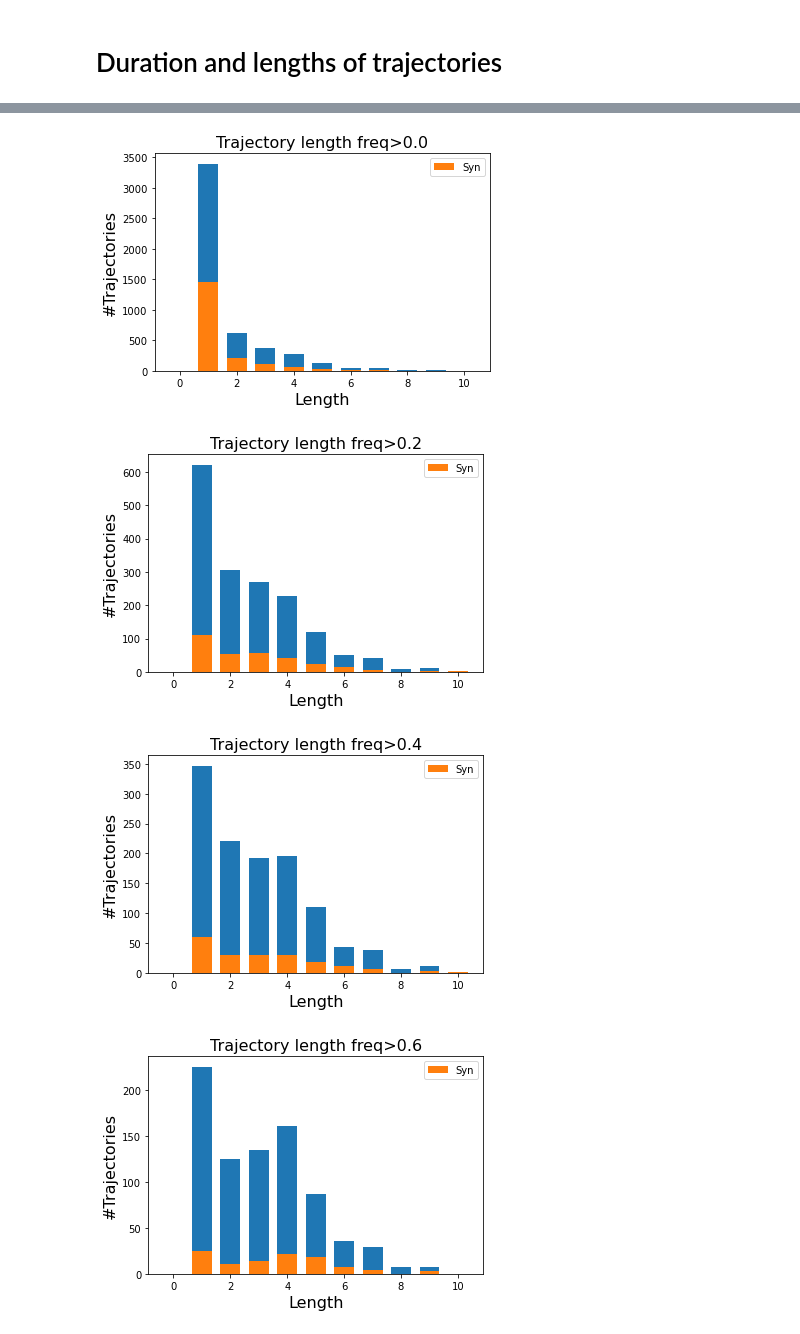
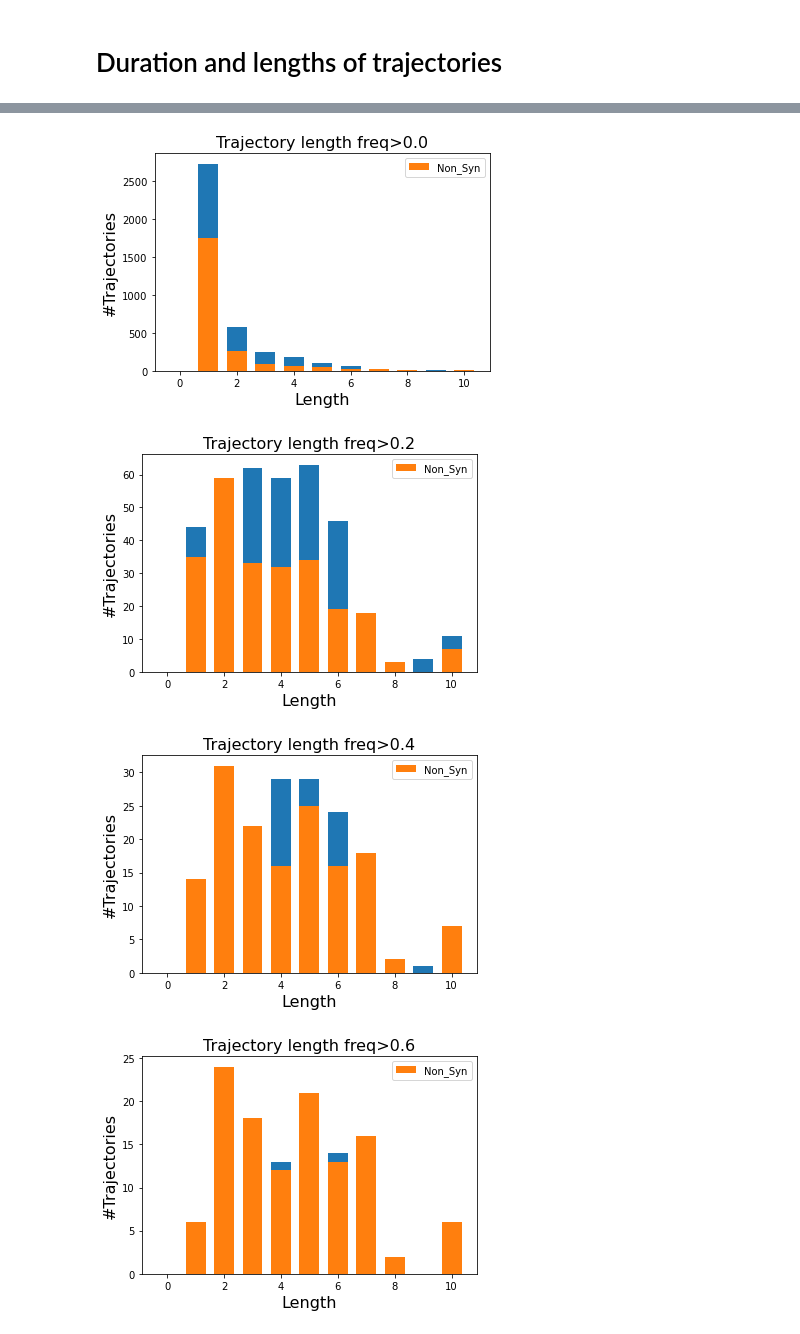
Before and after one commit to neherlab/HIVEVO_recombination, a Jupyter notebook: notebooks/Traj_charac_syn_nonsyn.ipynb, the cells around one changed output, grey strips where cells are left out. Saved outputs shown, nothing was run; the diff lists cells and outputs as text; code cells hidden in the pictures.

```diff
--- a/notebooks/Traj_charac_syn_nonsyn.ipynb
+++ b/notebooks/Traj_charac_syn_nonsyn.ipynb
@@ -109,13 +109,13 @@ plt.show()
 # %%
 for freq_min in np.arange(0, 1, 0.2):
     filtered_syn = [traj for traj in syn_traj if np.sum(traj.frequencies > freq_min, dtype=bool)]
     filtered_non_syn = [traj for traj in non_syn_traj if np.sum(traj.frequencies > freq_min, dtype=bool)]
-    plot_length_distribution(filtered_non_syn, freq_min)
-    plt.hist([len(x.t) for x in filtered_syn], bins=range(12), align="left", rwidth=0.7, label="Syn")
+    plot_length_distribution(filtered_syn, freq_min)
+    plt.hist([len(x.t) for x in filtered_non_syn], bins=range(12), align="left", rwidth=0.7, label="Non_Syn")
     plt.legend()
 plt.show()
 # %% [output]
-[figure, old version]
+[figure, new version]
-[figure, old version]
+[figure, new version]
-[figure, old version]
+[figure, new version]
-[figure, old version]
+[figure, new version]
```
Also changed, not shown: parts of 4 cells of this notebook, 3 other files.
